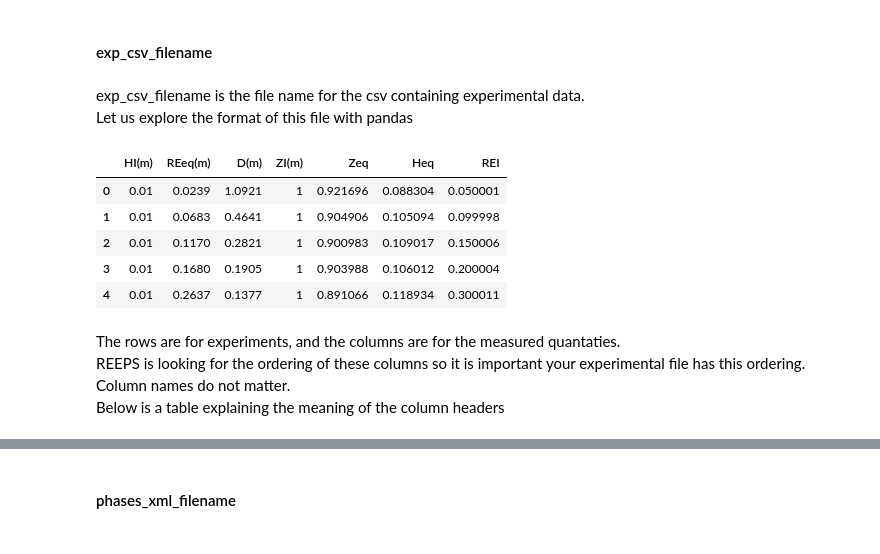
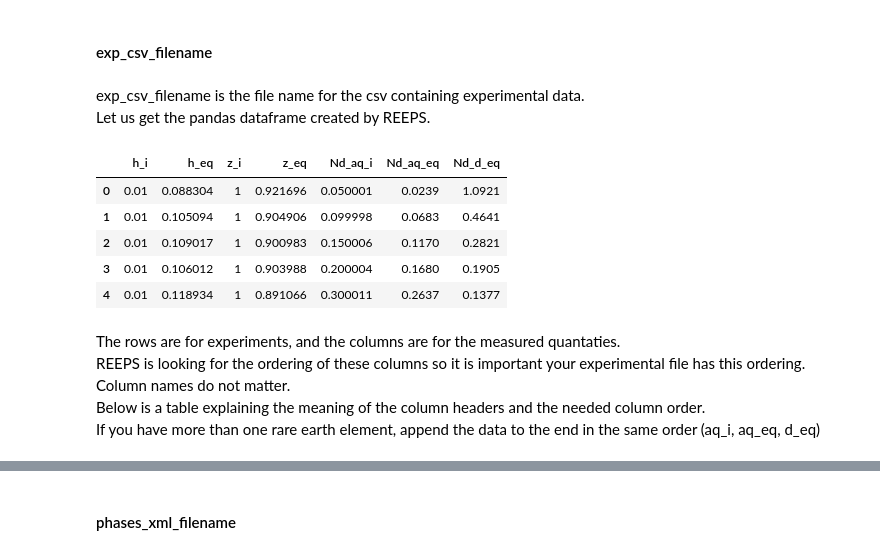
Before and after one commit to ANL-CEEESA/LLEPE, a Jupyter notebook: docs/Examples/1_getting_started.ipynb, the cells around one changed output, grey strips where cells are left out. Drawn from its saved outputs; the diff is of its cells as text; code cells hidden in the pictures.

```diff
--- a/docs/Examples/1_getting_started.ipynb
+++ b/docs/Examples/1_getting_started.ipynb
@@ -36,19 +34,18 @@ searcher = REEPS(**searcher_parameters)
 ####  exp_csv_filename
 # %% [markdown]
 exp_csv_filename is the file name for the csv containing experimental data. <br/>
-Let us explore the format of this file with pandas
+Let us get the pandas dataframe created by REEPS.
-# %%
-import pandas as pd
-exp_df = pd.read_csv(searcher_parameters['exp_csv_filename'])
-exp_df
-# %% [output]
-|  | HI(m) | REeq(m) | D(m) | ZI(m) | Zeq | Heq | REI |
-| 0 | 0.01 | 0.0239 | 1.0921 | 1 | 0.921696 | 0.088304 | 0.050001 |
-| 1 | 0.01 | 0.0683 | 0.4641 | 1 | 0.904906 | 0.105094 | 0.099998 |
-| 2 | 0.01 | 0.1170 | 0.2821 | 1 | 0.900983 | 0.109017 | 0.150006 |
-| 3 | 0.01 | 0.1680 | 0.1905 | 1 | 0.903988 | 0.106012 | 0.200004 |
-| 4 | 0.01 | 0.2637 | 0.1377 | 1 | 0.891066 | 0.118934 | 0.300011 |
+# %%
+searcher.get_exp_df()
+# %% [output]
+|  | h_i | h_eq | z_i | z_eq | Nd_aq_i | Nd_aq_eq | Nd_d_eq |
+| 0 | 0.01 | 0.088304 | 1 | 0.921696 | 0.050001 | 0.0239 | 1.0921 |
+| 1 | 0.01 | 0.105094 | 1 | 0.904906 | 0.099998 | 0.0683 | 0.4641 |
+| 2 | 0.01 | 0.109017 | 1 | 0.900983 | 0.150006 | 0.1170 | 0.2821 |
+| 3 | 0.01 | 0.106012 | 1 | 0.903988 | 0.200004 | 0.1680 | 0.1905 |
+| 4 | 0.01 | 0.118934 | 1 | 0.891066 | 0.300011 | 0.2637 | 0.1377 |
 # %% [markdown]
 The rows are for experiments, and the columns are for the measured quantaties. <br/>
 REEPS is looking for the ordering of these columns so it is important your experimental file has this ordering. Column names do not matter.<br/>
-Below is a table explaining the meaning of the column headers
+Below is a table explaining the meaning of the column headers and the needed column order.<br/>
+If you have more than one rare earth element, append the data to the end in the same order (aq_i, aq_eq, d_eq)
```
Also changed, not shown: parts of 4 cells of this notebook, 6 other files.
